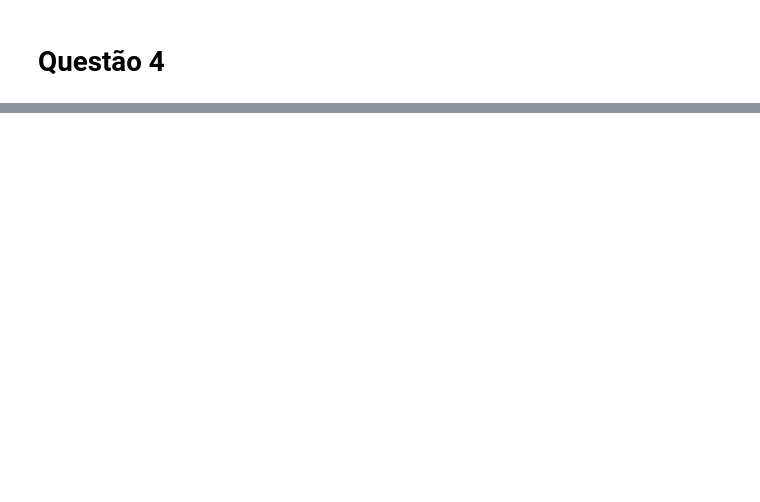
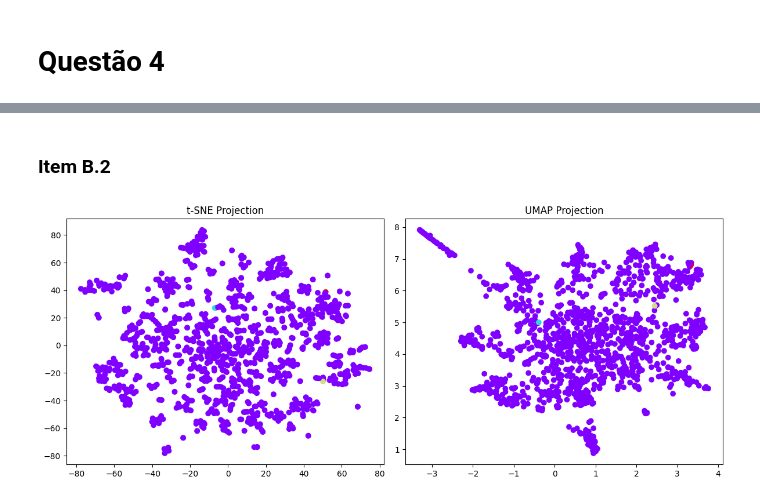
Before and after one commit to ghastcmd/natural-language-processing, a Jupyter notebook: list-2/code.ipynb, the cells around one changed output, grey strips where cells are left out. Cells and saved outputs as stored; diff of their text form; code cells hidden in the pictures; blank space fills up the shorter version.

```diff
--- a/list-2/code.ipynb
+++ b/list-2/code.ipynb
@@ -303,0 +408,26 @@ praticamente os mesmos.
+# %% [markdown]
+### Item B.2
+# %%
+
+tsne = TSNE(n_components=2, perplexity=5, random_state=42)
+X_tsne = tsne.fit_transform(X_pca)
+
+
+umap_model = umap.UMAP(n_components=2, n_neighbors=25, random_state=42)
+X_umap = umap_model.fit_transform(X_pca)
+
+
+plt.figure(figsize=(12, 5))
+
+plt.subplot(1, 2, 1)
+plt.scatter(X_tsne[:, 0], X_tsne[:, 1], c=kmeans_labels, cmap='rainbow')
+plt.title('t-SNE Projection')
+
+plt.subplot(1, 2, 2)
+plt.scatter(X_umap[:, 0], X_umap[:, 1], c=kmeans_labels, cmap='rainbow')
+plt.title('UMAP Projection')
+
+plt.tight_layout()
+plt.show()
+# %% [output]
+[figure, added]
```
Also changed, not shown: parts of 21 cells of this notebook.
